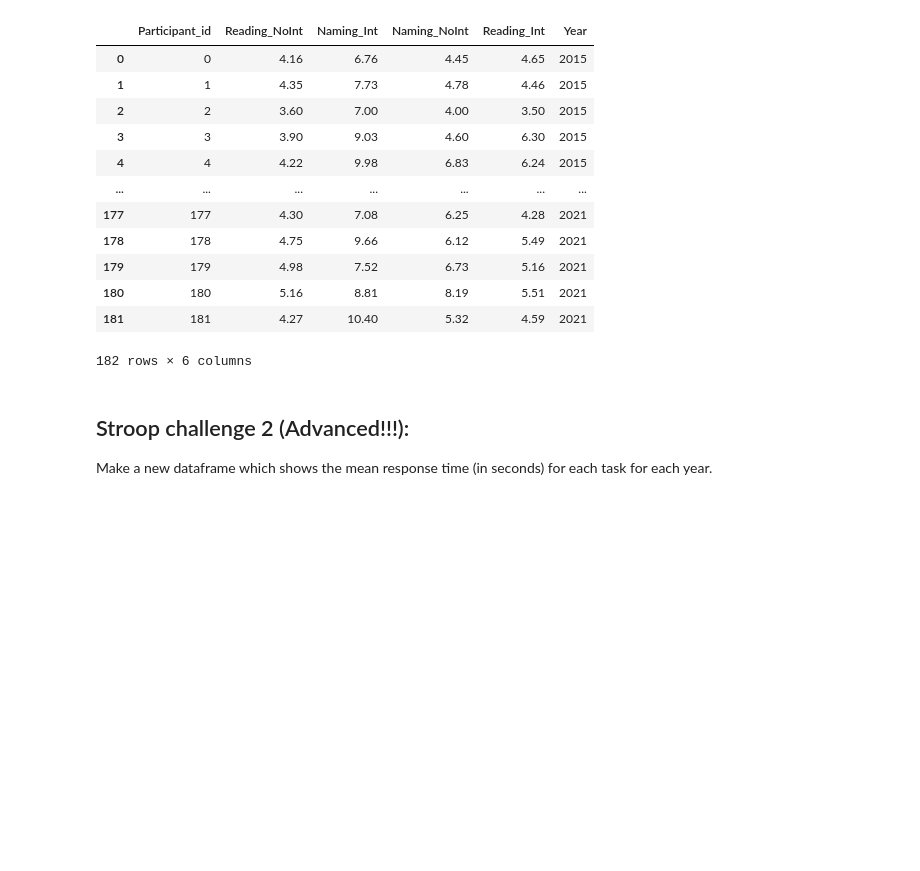
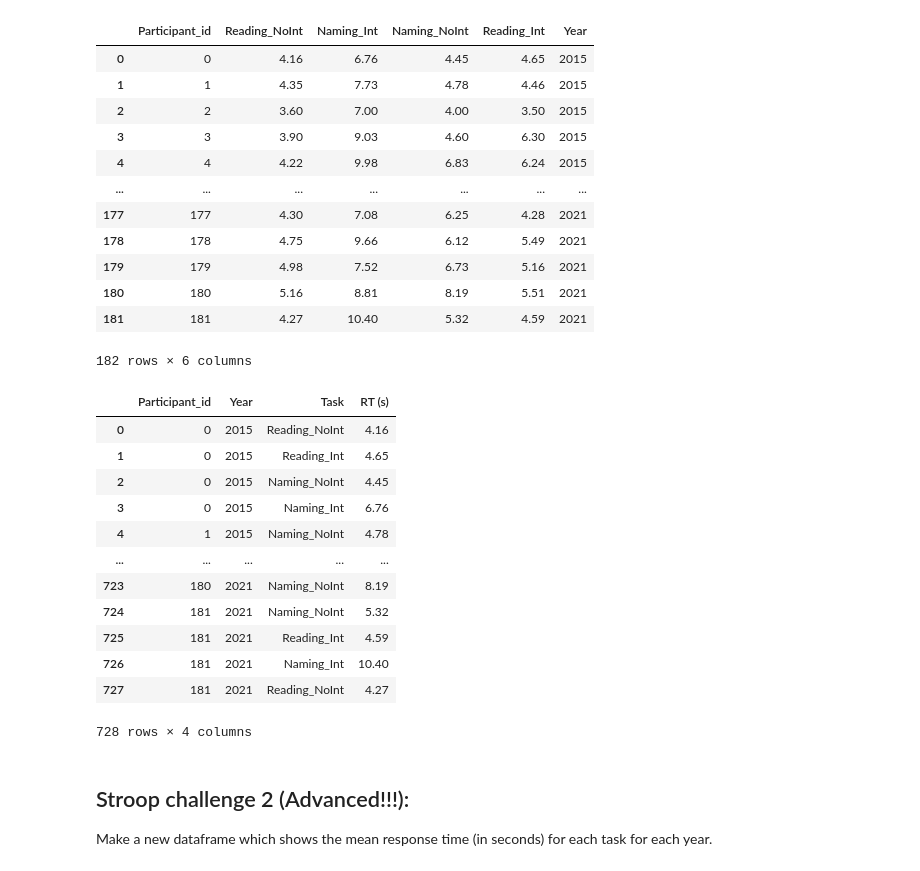
Before and after one commit to soerinev/CulturalDataScience, a Jupyter notebook: class_notes_and_exercises/fun_with_pandas.ipynb, the cells around one changed output. Drawn from its saved outputs; the diff is of its cells as text; code cells hidden in the pictures; blank space fills up the shorter version.

```diff
--- a/class_notes_and_exercises/fun_with_pandas.ipynb
+++ b/class_notes_and_exercises/fun_with_pandas.ipynb
@@ -445,6 +445,37 @@ df
 | 180 | 180 | 5.16 | 8.81 | 8.19 | 5.51 | 2021 |
 | 181 | 181 | 4.27 | 10.40 | 5.32 | 4.59 | 2021 |
 182 rows × 6 columns
+# %%
+# doing it fr here
+
+# use pd.melt to transform data from wide to long format (it can "melt" columns into rows whaaat)
+long_format_df = pd.melt(df, id_vars=['Participant_id', 'Year'], # keeping 'Participant_id' and 'Year' column (so essentially they act as the identifiers that link the data)
+                    value_vars=['Reading_NoInt', 'Naming_Int', 'Naming_NoInt', 'Reading_Int'], # these are the columns we want to melt into rows. Btw var means variables
+                    var_name='Task', # name the new column that will hold the *names* of the columns we melted
+                    value_name='RT (s)') # name the new column that will hold the *values* from the columns we melted
+
+# sort by participant
+long_format_df = long_format_df.sort_values(by=['Participant_id'])
+
+# reset the index cause the numbers don't make sense after sorting
+finito_df = long_format_df.reset_index(drop=True)
+
+# view new df
+finito_df
+# %% [output]
+|  | Participant_id | Year | Task | RT (s) |
+| 0 | 0 | 2015 | Reading_NoInt | 4.16 |
+| 1 | 0 | 2015 | Reading_Int | 4.65 |
+| 2 | 0 | 2015 | Naming_NoInt | 4.45 |
+| 3 | 0 | 2015 | Naming_Int | 6.76 |
+| 4 | 1 | 2015 | Naming_NoInt | 4.78 |
+| ... | ... | ... | ... | ... |
+| 723 | 180 | 2021 | Naming_NoInt | 8.19 |
+| 724 | 181 | 2021 | Naming_NoInt | 5.32 |
+| 725 | 181 | 2021 | Reading_Int | 4.59 |
+| 726 | 181 | 2021 | Naming_Int | 10.40 |
+| 727 | 181 | 2021 | Reading_NoInt | 4.27 |
+728 rows × 4 columns
 # %% [markdown]
 ## Stroop challenge 2 (Advanced!!!):
 
```
